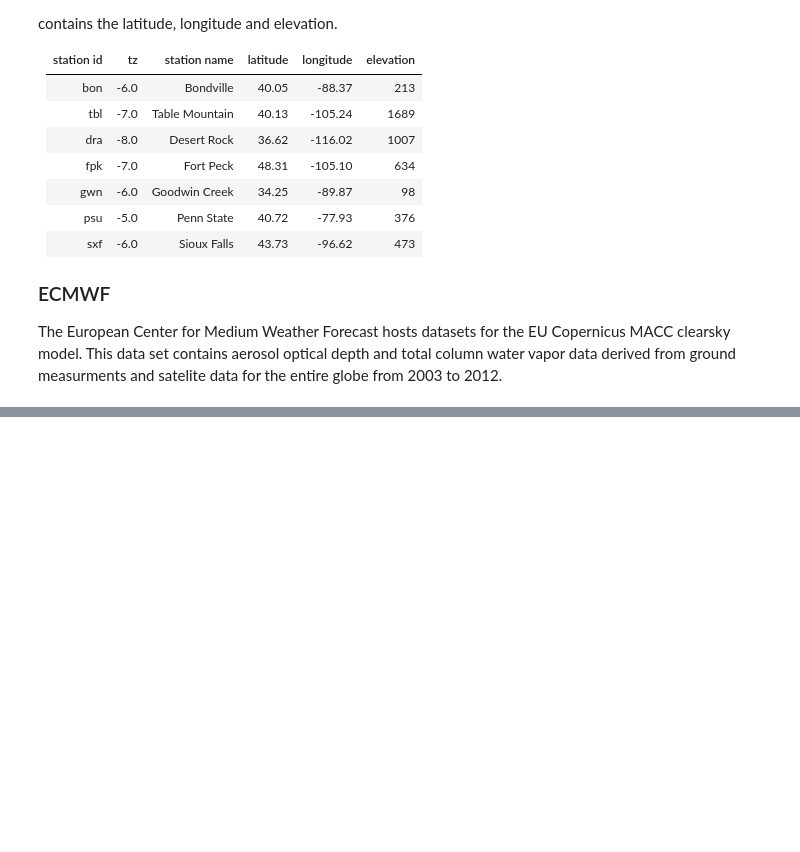
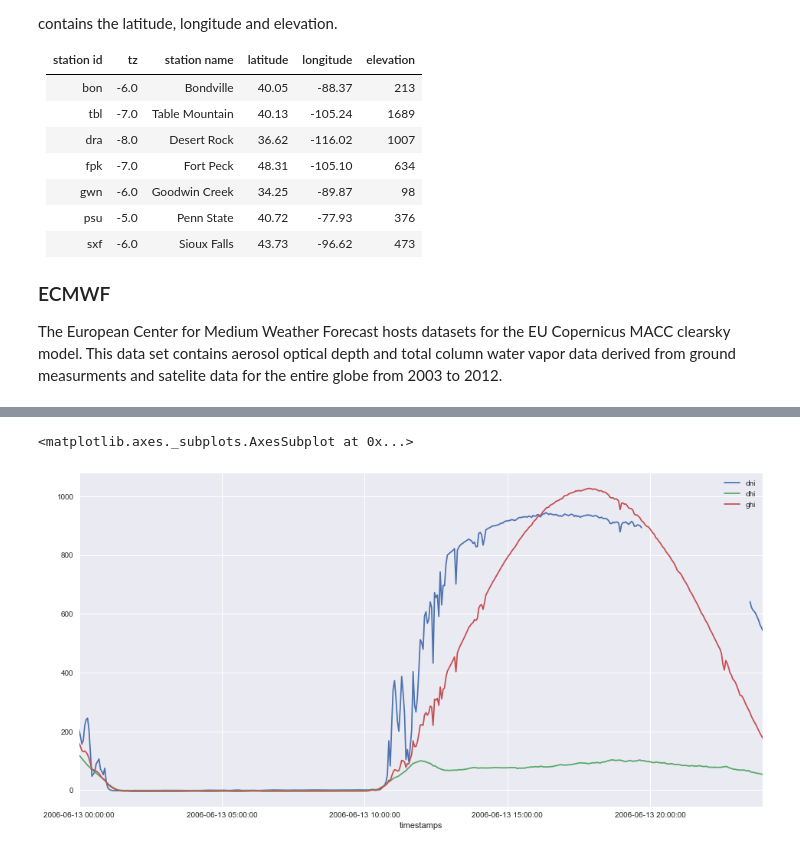
Before and after one commit to mikofski/pvsc44-clearsky-aod, a Jupyter notebook: PVSC-Clearsky-AOD.ipynb, the cells around one changed output, grey strips where cells are left out. Drawn from its saved outputs; the diff is of its cells as text; code cells hidden in the pictures; blank space fills up the shorter version.

```diff
--- a/PVSC-Clearsky-AOD.ipynb
+++ b/PVSC-Clearsky-AOD.ipynb
@@ -67,2 +78,5 @@ bon.index.name
 # %%
-bon[['dni', 'dhi', 'ghi']]['2003-06-15':'2003-06-16'].plot()
+bon[['dni', 'dhi', 'ghi']]['2006-06-13':'2006-06-14'].plot()
+# %% [output]
+<matplotlib.axes._subplots.AxesSubplot at 0x...>
+[figure, added]
```
Also changed, not shown: parts of 10 cells of this notebook, 2 other files.
